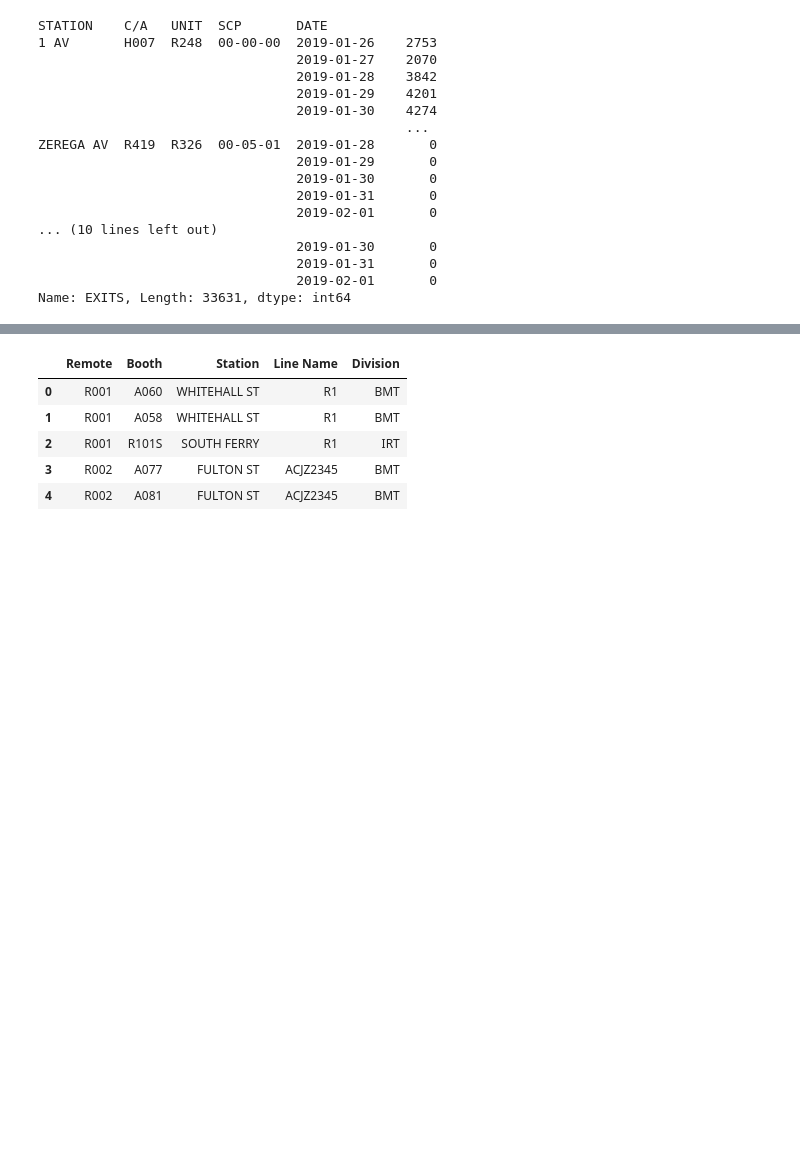
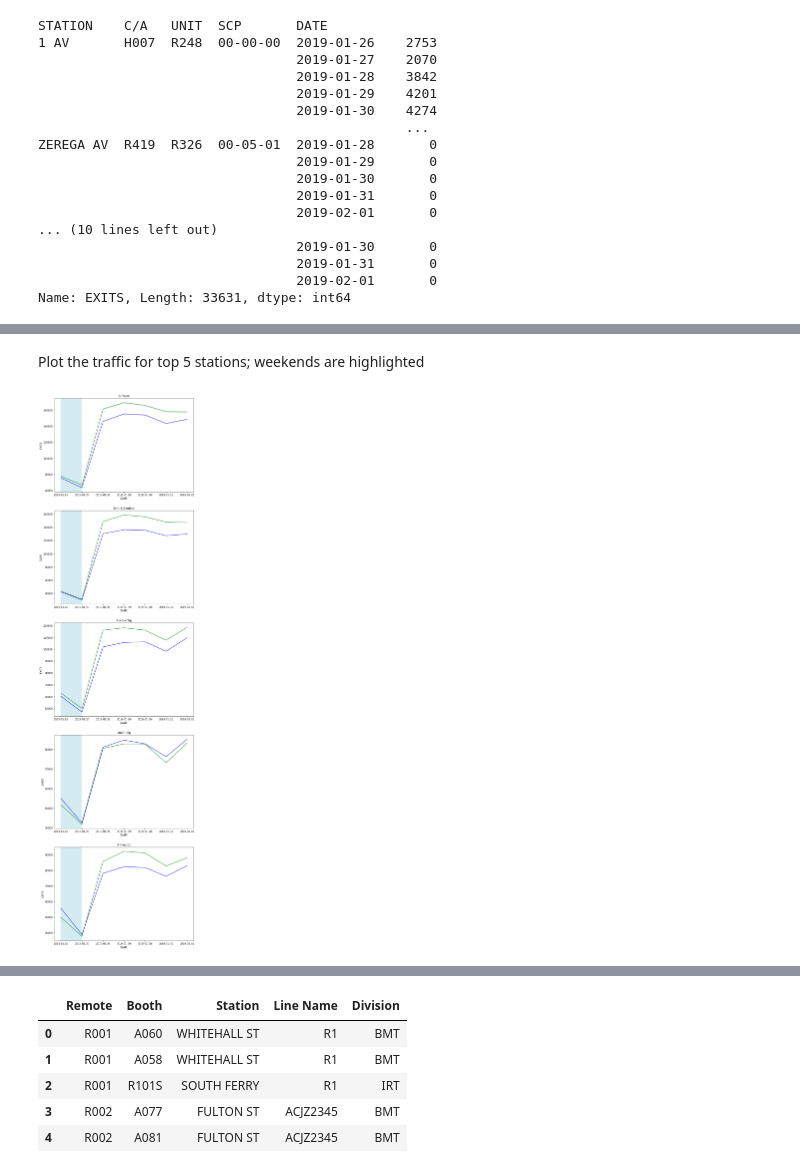
Before and after one commit to KunojiLym/metis_project_1, a Jupyter notebook: yz_project_01.ipynb, the cells around one changed output, grey strips where cells are left out. Saved outputs shown, nothing was run; the diff lists cells and outputs as text; code cells hidden in the pictures; blank space fills up the shorter version.

Commit message:
Cleaned data and plotted by top 5 stations

```diff
--- a/yz_project_01.ipynb
+++ b/yz_project_01.ipynb
@@ -8,9 +10,9 @@ from datetime import timedelta, date
 # %% [markdown]
 We read a weekly file from the MTA website to determine its structure
 # %%
-dateparse = lambda dates: [pd.datetime.strptime(d, '%m/%d/%Y') for d in dates]
+dateparse = lambda dates: [time.strptime(d, '%m/%d/%Y') for d in dates]
 
-mta_test = pd.read_csv("http://web.mta.info/developers/data/nyct/turnstile/turnstile_190202.txt", parse_dates=['DATE'], date_parser=dateparse)
+mta_test = pd.read_csv("http://web.mta.info/developers/data/nyct/turnstile/turnstile_190202.txt", parse_dates=['DATE'])
 
 ##mta_test = pd.read_csv("http://web.mta.info/developers/data/nyct/turnstile/turnstile_190202.txt")
 # %%
@@ -188,0 +157,6 @@ Name: daily_entries, dtype: float64
+# %%
+mta_entries_flat = mta_entries.reset_index()
+mta_exits_flat = mta_exits.reset_index()
+
+mta_entries_exits = pd.merge(mta_entries_flat, mta_exits_flat, how='outer')
+print(mta_entries_exits)
@@ -188,0 +180,2 @@ Name: daily_entries, dtype: float64
+# %%
+mta_entries_exits['WEEKDAY'] = mta_entries_exits['DATE'].dt.day_name()
@@ -188,0 +200,2 @@ Name: daily_entries, dtype: float64
+# %%
+mta_bystation = mta_entries_exits.groupby(['STATION','DATE','WEEKDAY']).sum().reset_index()
@@ -188,0 +223,36 @@ Name: daily_entries, dtype: float64
+# %% [markdown]
+Plot the traffic for top 5 stations; weekends are highlighted
+# %%
+fig, axs = plt.subplots(nrows=5, figsize=(10,40))
+
+def find_weekend_indices(datetime_array):
+    indices = []
+    for i in range(len(datetime_array)):
+        if datetime_array[i].weekday() >= 5:
+            indices.append(i)
+    return indices
+
+def highlight_datetimes(indices, ax, data):
+    i = 0
+    while i < len(indices)-1:
+        ax.axvspan(data.at[data.index[indices[i]], 'DATE'], data.at[data.index[indices[i] + 1], 'DATE'], facecolor='lightblue', edgecolor='none', alpha=.5)
+        i += 1
+
+mta = {}
+plot_num = 0
+
+mta['stpenn'] = [mta_bystation[mta_bystation.STATION == "34 ST-PENN STA"], 'St Penn']
+mta['grdcntrl'] = [mta_bystation[mta_bystation.STATION == "GRD CNTRL-42 ST"], 'Grand Central']
+mta['heraldsq'] = [mta_bystation[mta_bystation.STATION == "34 ST-HERALD SQ"], 'Herald Sq']
+mta['unionsq'] = [mta_bystation[mta_bystation.STATION == "14 ST-UNION SQ"], 'Union Sq']
+mta['timessq'] = [mta_bystation[mta_bystation.STATION == "TIMES SQ-42 ST"], 'Times Sq']
+
+for station in mta:
+
+    sns.lineplot(data = mta[station][0], x='DATE', y='ENTRIES', color='green', ax=axs[plot_num]).set_title(mta[station][1])
+    sns.lineplot(data = mta[station][0], x='DATE', y='EXITS', color='blue', ax=axs[plot_num]);
+    weekend_indices = find_weekend_indices(mta[station][0].DATE.tolist())
+    highlight_datetimes(weekend_indices, axs[plot_num], mta[station][0])
+    plot_num += 1
+# %% [output]
+[figure, added]
```
Also changed, not shown: parts of 21 cells of this notebook.
